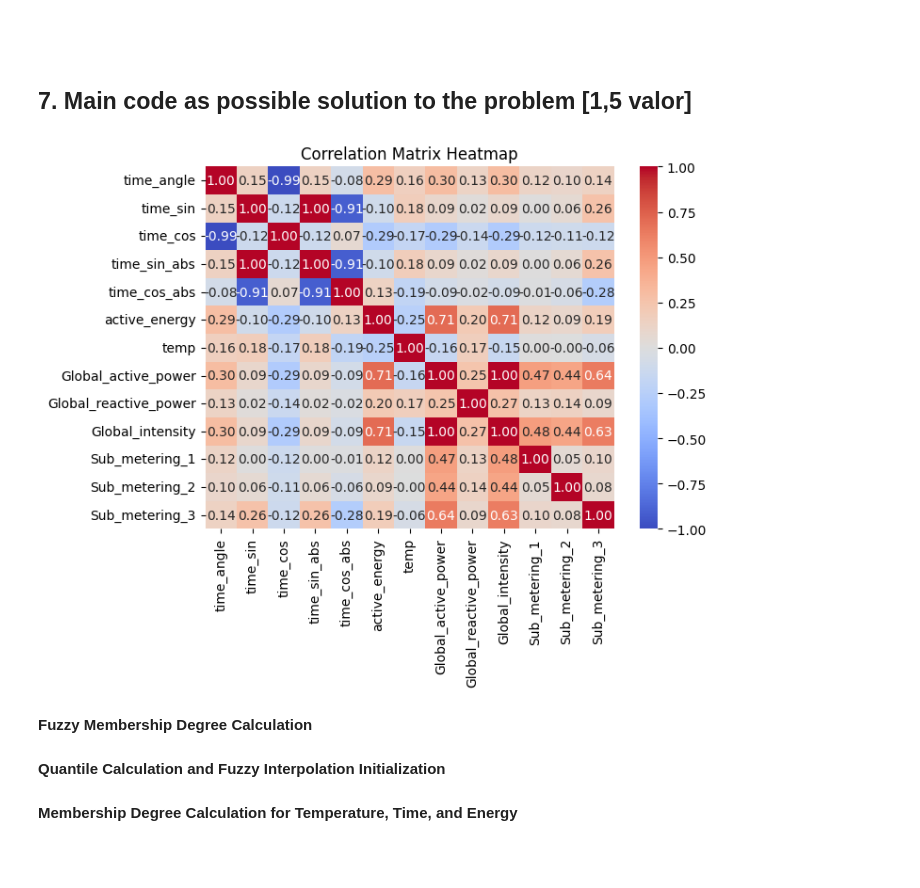
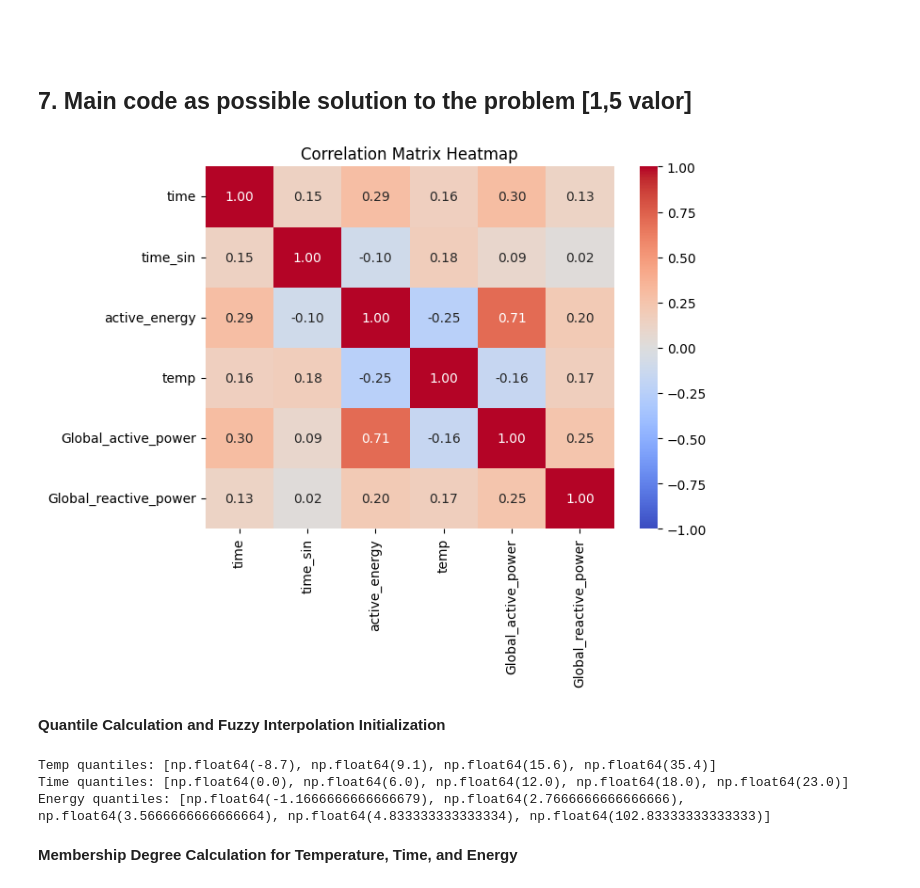
Before and after one commit to s126784/tmbd, a Jupyter notebook: Work-01-G1.ipynb, the cells around one changed output. Saved outputs shown, nothing was run; the diff lists cells and outputs as text; code cells hidden in the pictures; blank space fills up the shorter version.

```diff
--- a/Work-01-G1.ipynb
+++ b/Work-01-G1.ipynb
@@ -124,8 +127,8 @@ To merge this datasets into a single one, we will use the date and time columns.
 # %%
 power_data['timestamp'] = pd.to_datetime(power_data['Date'] + ' ' + power_data['Time'], format='%d/%m/%Y %H:%M:%S')
 meteo_data['timestamp'] = pd.to_datetime(meteo_data['time'], format='%Y-%m-%d %H:%M:%S')
-data = pd.merge(power_data, meteo_data, on='timestamp', how='inner')
-data.head()
+data_init = pd.merge(power_data, meteo_data, on='timestamp', how='inner')
+data_init.head()
 # %% [output]
 |  | Date | Time | Global_active_power | Global_reactive_power | Voltage | Global_intensity | ... |
 | 0 | 16/12/2006 | 18:00:00 | 2.790 | 0.180 | 237.520 | 11.8 | ... |
@@ -145,20 +148,10 @@ Here there are many variables, but we will use only three ones: time, active pow
 # %%
 ### lets extract our variable of interest
 
-data_f=data[['timestamp','active_energy', 'temp','Global_active_power', 'Global_reactive_power', 'Global_intensity', 'Sub_metering_1','Sub_metering_2','Sub_metering_3' ]]
-
-# Convert timestamp to datetime and then to time
-data_f['timestamp_formatted'] = pd.to_datetime(data['timestamp'], format='%H:%M:%S').dt.time
+data=data_init.copy()[['timestamp','active_energy', 'temp','Global_active_power', 'Global_reactive_power']]
 
 # Convert times to minutes since midnight
-data_f['time_in_minutes'] = data['timestamp'].apply(lambda t: (t.hour * 60 + t.minute))
-data_f['time_sin'] = np.sin(np.pi * data_f['time_in_minutes'] / 1440)
-data_f['time_cos'] = np.cos(np.pi * data_f['time_in_minutes'] / 1440)
-
-#normalize time_cos to abs values
-data_f['time_cos_abs'] = np.abs(data_f['time_cos'])
-data_f['time_sin_abs'] = np.abs(data_f['time_sin'])
-data_f['time_angle'] = np.arctan2(data_f['time_sin'], data_f['time_cos'])
-
-data_f.head()
+data['time'] = data['timestamp'].apply(lambda t: (t.hour + t.minute / 60))
+data['time_sin'] = np.sin(np.pi * data['time'] / 24)
+data.head()
 # %% [output]
@@ -208,23 +183,38 @@ plt.show()
 
 ## 7. Main code as possible solution to the problem [1,5 valor]
 # %%
-data_ff=data_f[['time_angle', 'time_sin', 'time_cos', 'time_sin_abs', 'time_cos_abs', 'active_energy', 'temp', 'Global_active_power', 'Global_reactive_power', 'Global_intensity', 'Sub_metering_1', 'Sub_metering_2', 'Sub_metering_3']]
+data_filtered=data[['time', 'time_sin', 'active_energy', 'temp', 'Global_active_power', 'Global_reactive_power']]
 
 #heatmap to better understand relationship between variables.
 
 # Compute correlation matrix for these columns
-correlation_matrix = data_ff.corr()
+correlation_matrix = data_filtered.corr()
 
 # Plot the heatmap
 plt.figure(figsize=(7,5))
 sns.heatmap(correlation_matrix, annot=True, cmap="coolwarm", vmin=-1, vmax=1, fmt=".2f")
 plt.title("Correlation Matrix Heatmap")
 plt.show()
 # %% [output]
-[figure, old version]
+[figure, new version]
-# %% [markdown]
-**Fuzzy Membership Degree Calculation**
 # %% [markdown]
 **Quantile Calculation and Fuzzy Interpolation Initialization**
+# %%
+temp_data = data['temp']
+time_data = data['time']
+energy_data = data['active_energy']
+
+# Calculate quantiles for reference
+temp_quantiles = [temp_data.quantile(q) for q in [0, 0.33, 0.66, 1]]
+time_quantiles = [time_data.quantile(q) for q in [0, 0.25, 0.5, 0.75, 1]]
+energy_quantiles = [energy_data.quantile(q) for q in [0, 0.1, 0.2, 0.4, 1]]
+
+print('Temp quantiles:', temp_quantiles)
+print('Time quantiles:', time_quantiles)
+print('Energy quantiles:', energy_quantiles)
+# %% [output]
+Temp quantiles: [np.float64(-8.7), np.float64(9.1), np.float64(15.6), np.float64(35.4)]
+Time quantiles: [np.float64(0.0), np.float64(6.0), np.float64(12.0), np.float64(18.0), np.float64(23.0)]
+Energy quantiles: [np.float64(-1.1666666666666679), np.float64(2.7666666666666666), np.float64(3.5666666666666664), np.float64(4.833333333333334), np.float64(102.83333333333333)]
 # %% [markdown]
 **Membership Degree Calculation for Temperature, Time, and Energy**
```
Also changed, not shown: parts of 19 cells of this notebook.
